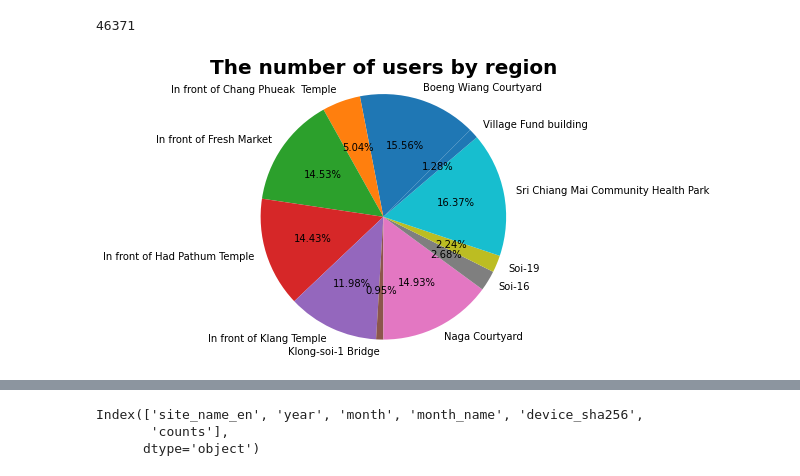
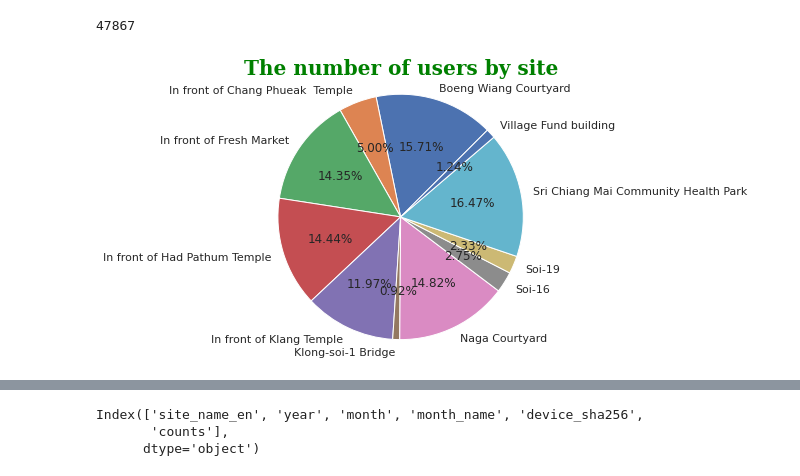
Before and after one commit to thalerngsak-wi/srichiangmaiwifi, a Jupyter notebook: wifi_client.ipynb, the cells around one changed output, grey strips where cells are left out. Drawn from its saved outputs; the diff is of its cells as text; code cells hidden in the pictures.

```diff
--- a/wifi_client.ipynb
+++ b/wifi_client.ipynb
@@ -54,6 +74,7 @@ df['month']=df.lastupdate.dt.month
 df['month_name']=df.lastupdate.dt.month_name()
 df['day_name']=df.lastupdate.dt.day_name()
 df['hrs']=df.lastupdate.dt.hour
+df['minutes']= df.lastupdate.dt.minute
 # %%
 df['day_period']=df.hrs.map(lambda x: '00:00-02:59' if (x>=0 and x<3)
                         else ('03:00-05:59' if(x>=3 and x<6)
@@ -61,8 +82,6 @@ df['day_period']=df.hrs.map(lambda x: '00:00-02:59' if (x>=0 and x<3)
                         else ('09:00-11:59' if(x>=9 and x<12)
                         else ('12:00-14:59' if(x>=12 and x<15)
                         else ('15:00-17:59' if(x>=15 and x<18)
-                        else ('18:00-20:59' if(x>=18 and x<20)
+                        else ('18:00-20:59' if(x>=18 and x<21)
                         else '21:00-23:59')))))))
-# test=pd.DataFrame(df.day_period)
-# tests
 # %%
@@ -146,0 +186,14 @@ site_all_pieChart
+# %%
+plt.figure(figsize=(12, 6))
+mean_value = site_all_barChart['device_sha256'].mean()
+sns.set(style="darkgrid")
+ax=sns.barplot(x=site_all_barChart.index, y='device_sha256', data=site_all_barChart)
+ax.yaxis.set_major_formatter(FuncFormatter(lambda v, p : "{:,.0f}".format(v)))
+plt.axhline(site_all_barChart['device_sha256'].mean(), color='green', linestyle='--',linewidth=0.75)
+plt.text(len(site_all_barChart)+0.3, mean_value, f'Mean: {mean_value:.2f}', color ='r', ha='center')
+xlabel_font = {'family': 'serif', 'color':  'green', 'weight': 'bold', 'size': 14}
+plt.xlabel('Site name', fontdict=xlabel_font)
+ylabel_font = {'family': 'serif', 'color':  'green', 'weight': 'bold', 'size': 14}
+plt.ylabel('Number of people',fontdict=ylabel_font)
+plt.xticks(rotation=90,fontsize=14)
+plt.savefig('by_site_total.jpg');
@@ -147,16 +202,16 @@ site_all_pieChart
 # %%
 site_all_pieChart.qty.sum()
 # %% [output]
-46371
+47867
 # %%
 plt.figure(figsize=(10, 5))
 plt.pie(site_all_pieChart['qty'], labels=site_all_pieChart['site_name_en'], autopct='%1.2f%%', startangle=45, explode=[0,0,0,0,0,0,0,0,0,0,0])
 plt.axis('equal')
-plt.title('The number of users by region',fontsize=20,fontweight='bold')
+plt.title('The number of users by site',fontsize=20,weight='bold',family='serif',color='green')
 plt.savefig('total_by_site.jpg')
 plt.show()
 # %% [output]
-[figure, old version]
+[figure, new version]
 # %%
 groupby_site_month_uniqMac = pd.DataFrame(df.groupby(by=['site_name_en','year','month','month_name'])['device_sha256'].value_counts().reset_index(name='counts'))
 groupby_site_month_uniqMac
```
Also changed, not shown: parts of 114 cells of this notebook.
